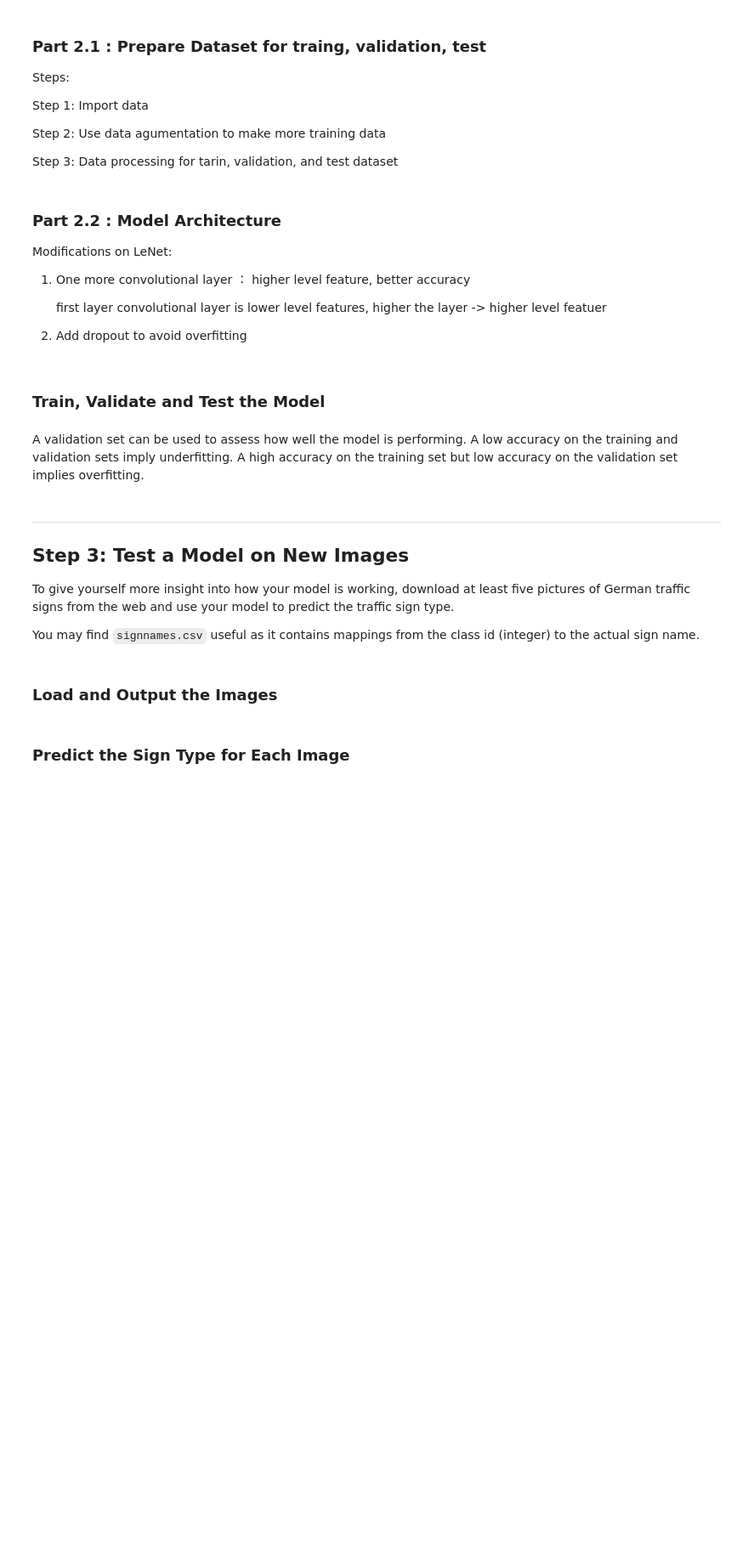
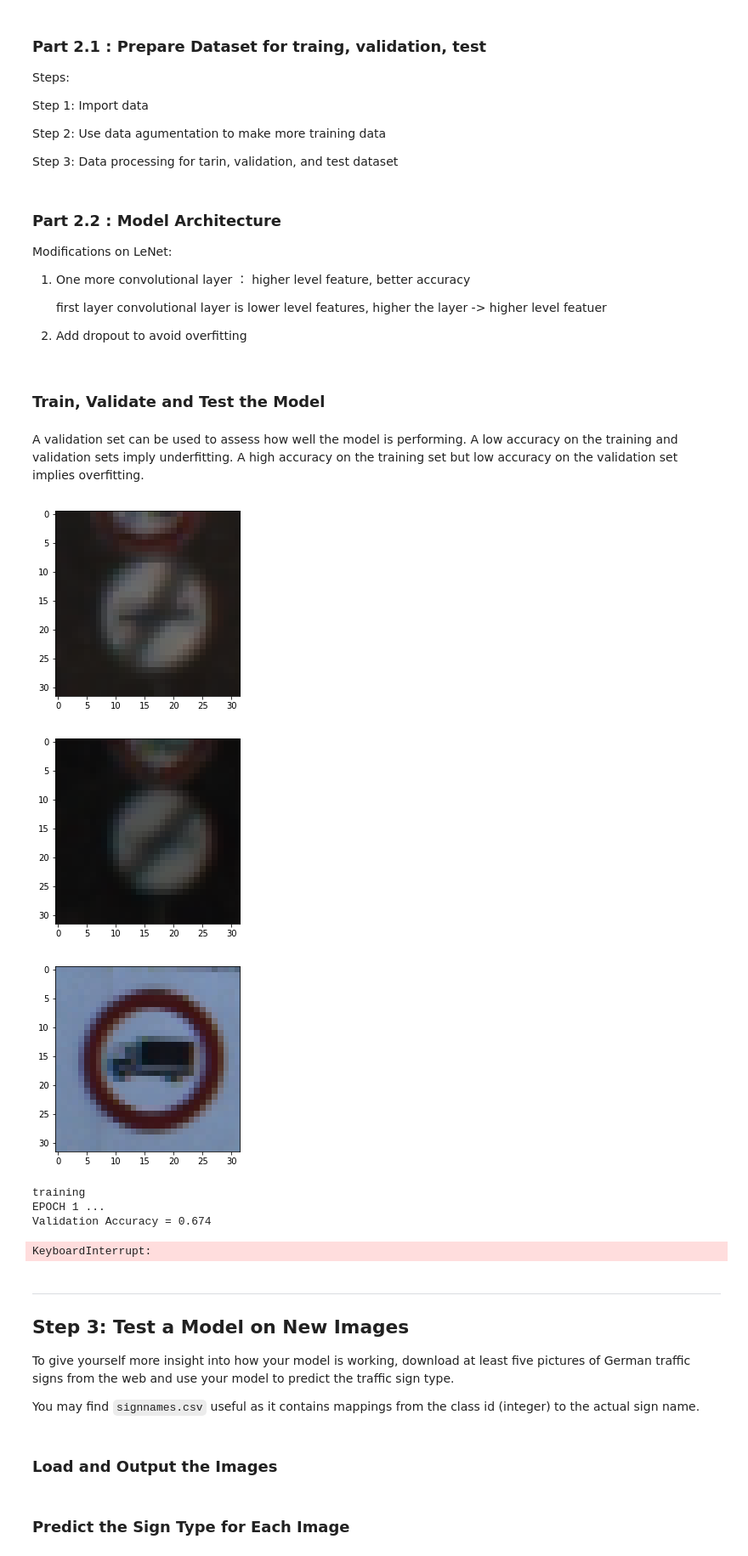
Before and after one commit to JudyMRSD/UdacitySelfDriving, a Jupyter notebook: CarND-Traffic-Sign-Classifier-Project/Traffic_Sign_Classifier.ipynb, the cells around one changed output. Shown at 85% size. Cells and saved outputs as stored; diff of their text form; code cells hidden in the pictures; blank space fills up the shorter version.

Commit message:
training can start now

```diff
--- a/CarND-Traffic-Sign-Classifier-Project/Traffic_Sign_Classifier.ipynb
+++ b/CarND-Traffic-Sign-Classifier-Project/Traffic_Sign_Classifier.ipynb
@@ -70,6 +70,7 @@ def loadData():
     assert (len(X_valid) == len(y_valid))
     assert (len(X_test) == len(y_test))
 
+    '''
     print()
     print("Image Shape: {}".format(X_train[0].shape))
     print()
@@ -77,6 +78,8 @@ def loadData():
     print("Validation Set: {} samples".format(len(X_valid)))
     print("Test Set:       {} samples".format(len(X_test)))
 
+    '''
+
 
     return X_train_coord , X_train, y_train, X_valid, y_valid, X_test, y_test
 # %% [markdown]
@@ -385,18 +388,10 @@ perterb in position [-2, 2] pixels,  scale [.9, 1.1] ratio, rotation [-15, +15]
 # input:  shape = (numExample x 32 x 32 x 3)
 # output:  shape = (numExample x 32 x 32 x 1)
 def Y_channel_YUV(X):
-    print(X.shape)
     threeChannelShape = X.shape
-    print("single channel shape [0]",threeChannelShape[0])
-    print("single channel shape [1]",threeChannelShape[1])
-    print("single channel shape [2]",threeChannelShape[2])
-    print("single channel shape [3]",threeChannelShape[3])
-    print("single channel shape [0:3]",threeChannelShape[0:3])
     # shape is tuple, not mutable
     singleChannelShape = threeChannelShape[0:3]+(1,)
-    print("singleChannelShape",singleChannelShape)
     # set to single channel
-    print("single channel shape [3]",singleChannelShape[3])
     X_singleChannel = np.zeros(singleChannelShape)
 
 
@@ -404,29 +399,17 @@ def Y_channel_YUV(X):
         img = X[i]
         yuv_img = cv2.cvtColor(img, cv2.COLOR_RGB2YUV)
         y , u, v = cv2.split(yuv_img)
-        #print("before np.expand_dims",y.shape)
         y = np.expand_dims(y, axis=2)
-        #print("np.expand_dims",y.shape)
         X_singleChannel[i] = y
-        #print("X[i] shape",X[i].shape)
-        #gray = cv2.cvtColor(img, cv2.COLOR_BGR2GRAY)
-        #gray = np.expand_dims(gray, axis=2)
-        #X[i] = gray
 
-        #if i<5:
-        #    plt.imshow(X[i])
-        #    plt.show()
-
-    #X_singleChannel = np.squeeze(X_singleChannel)
-    #print("X_singleChannel = np.squeeze(X_singleChannel)",X_singleChannel.shape)
-    plt.imshow(X[0], cmap='gray')
-    plt.show()
+    #plt.imshow(X[0], cmap='gray')
+    #plt.show()
 
     return X_singleChannel
 
 def normalize(X):
     # Normalized Data  to 0 to 1  normalized = (x-min(x))/(max(x)-min(x))
-    # X = (X - np.amin(X))/(np.amax(X) - np.amin(X))   # if input X (None, 32, 32 , 3), output X (None, 32, 32 , 3)
+    X = (X - np.amin(X))/(np.amax(X) - np.amin(X))   # if input X (None, 32, 32 , 3), output X (None, 32, 32 , 3)
     # X = (X-128)/128
 
     return X
@@ -480,11 +463,11 @@ def prepareDataPipeline():
     # Step 3: Data processing for tarin, validation, and test dataset
     X_train, y_train, X_valid, y_valid, X_test, y_test  = preprocess(X_train, y_train, X_valid, y_valid, X_test, y_test)
     # Step 4: visualize preprocessed data
-    visualizeAugmented(X_train, y_train, X_train_coord)
+    # visualizeAugmented(X_train, y_train, X_train_coord)
 
     return X_train, y_train, X_valid, y_valid, X_test, y_test
 
-prepareDataPipeline()
+#prepareDataPipeline()
 # %% [markdown]
 ### Part 2.2 :  Model Architecture
 
@@ -624,10 +607,7 @@ def trainModel():
     EPOCHS = 10
     BATCH_SIZE = 128
     X_train, y_train, X_valid, y_valid, X_test, y_test  = prepareDataPipeline()
-    print("X_train[0].shape",X_train[0].shape)
-    print("y_train.shape",y_train.shape)
     numClass = len(np.unique(y_train))
-    print("numClass",numClass)
     # uncomment to visualize data
     # visualizeData(X_train, y_train)
 
@@ -673,37 +653,42 @@ def trainModel():
     # After each epoch, measure the loss and accuracy of the validation set.
     # Save the model after training.
     # You do not need to modify this section.
     with tf.Session() as sess:
         sess.run(tf.global_variables_initializer())
         num_examples = len(X_train)
         print("training")
         for i in range(EPOCHS):
             X_train, y_train = shuffle(X_train, y_train)
 
             for offset in range(0, num_examples, BATCH_SIZE):
                 end = offset + BATCH_SIZE
                 batch_x, batch_y = X_train[offset:end], y_train[offset:end]
-                print("batch_x", batch_x.shape)
-                print("batch_y", batch_y.shape)
                 sess.run(training_operation, feed_dict={x:batch_x, y:batch_y})
-                print("finished offset=", offset)
-            validation_accuracy = evaluate(X_validation, y_validation)
+            validation_accuracy = evaluate(X_valid, y_valid)
             print("EPOCH {} ...".format(i + 1))
             print("Validation Accuracy = {:.3f}".format(validation_accuracy))
             print()
 
     saver.save(sess, './lenet')
     print("Model saved")
 
 
     # evaluate the model
     with tf.Session() as sess:
         saver.restore(sess, tf.train.latest_checkpoint('.'))
         test_accuracy = evaluate(X_test, y_test)
         print("Test Accuracy = {:.3f}".format(test_accuracy))
 
 
 trainModel()
+# %% [output]
+[figure, added]
+[figure, added]
+[figure, added]
+training
+EPOCH 1 ...
+Validation Accuracy = 0.674
+KeyboardInterrupt:
 # %% [markdown]
 ---
 
```
Also changed, not shown: parts of 1 cell of this notebook.
